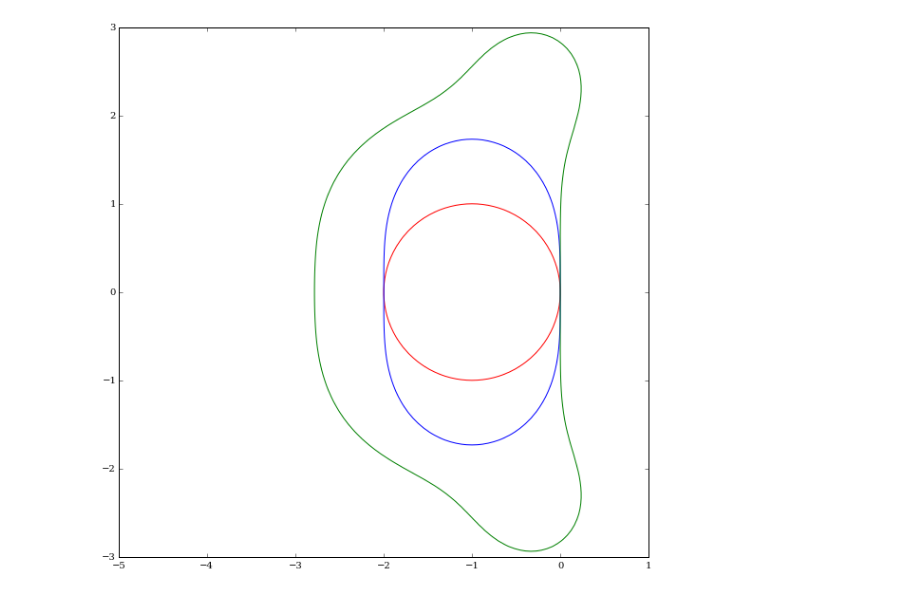
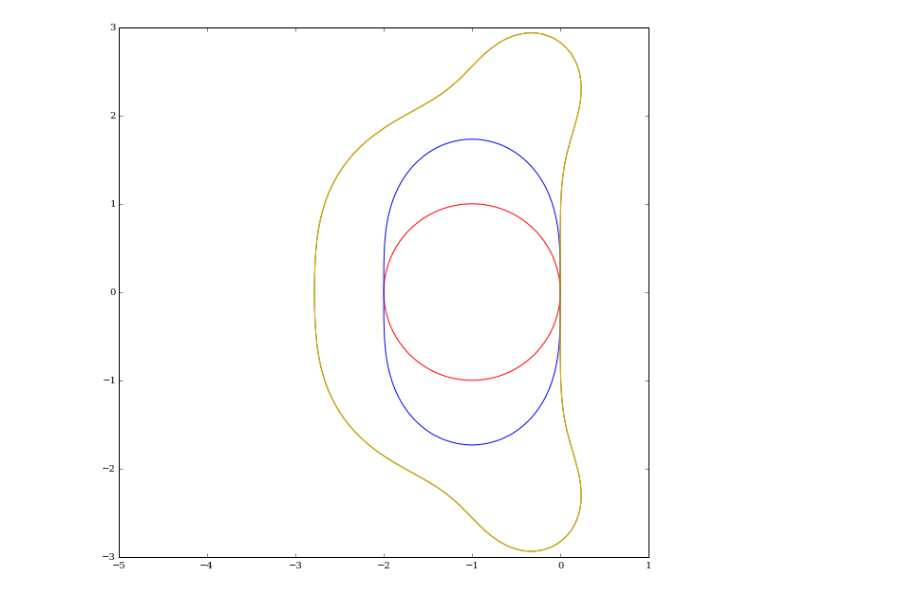
Before and after one commit to chichilalescu/pyNT, a Jupyter notebook: examples/stability.ipynb, the cells around one changed output. Saved outputs shown, nothing was run; the diff lists cells and outputs as text; code cells hidden in the pictures.

```diff
--- a/examples/stability.ipynb
+++ b/examples/stability.ipynb
@@ -26,26 +26,36 @@ traj2 = tst_sys.cRK(
     h = Z,
     nsteps = 1,
     X0 = np.ones((1, 100, 100), dtype = np.complex128))
+# %%
+traj3 = tst_sys.EE4(
+    h = Z,
+    nsteps = 1,
+    X0 = np.ones((1, 100, 100), dtype = np.complex128))
 # %%
 %matplotlib inline
 import matplotlib.pyplot as plt
 fig = plt.figure(figsize=(10,10))
 ax = fig.add_subplot(111)
 ax.contour(X.ravel(),
            Y.ravel(),
            np.abs(traj0[1, 0]),
            levels = [1.],
            colors = 'red')
 ax.contour(X.ravel(),
            Y.ravel(),
            np.abs(traj1[1, 0]),
            levels = [1.],
            colors = 'blue')
 ax.contour(X.ravel(),
            Y.ravel(),
            np.abs(traj2[1, 0]),
            levels = [1.],
            colors = 'green')
+ax.contour(X.ravel(),
+           Y.ravel(),
+           np.abs(traj3[1, 0]),
+           levels = [1.],
+           colors = 'orange')
 plt.show()
 # %% [output]
-[figure, old version]
+[figure, new version]
```
Also changed, not shown: parts of 2 cells of this notebook, 1 other file.
